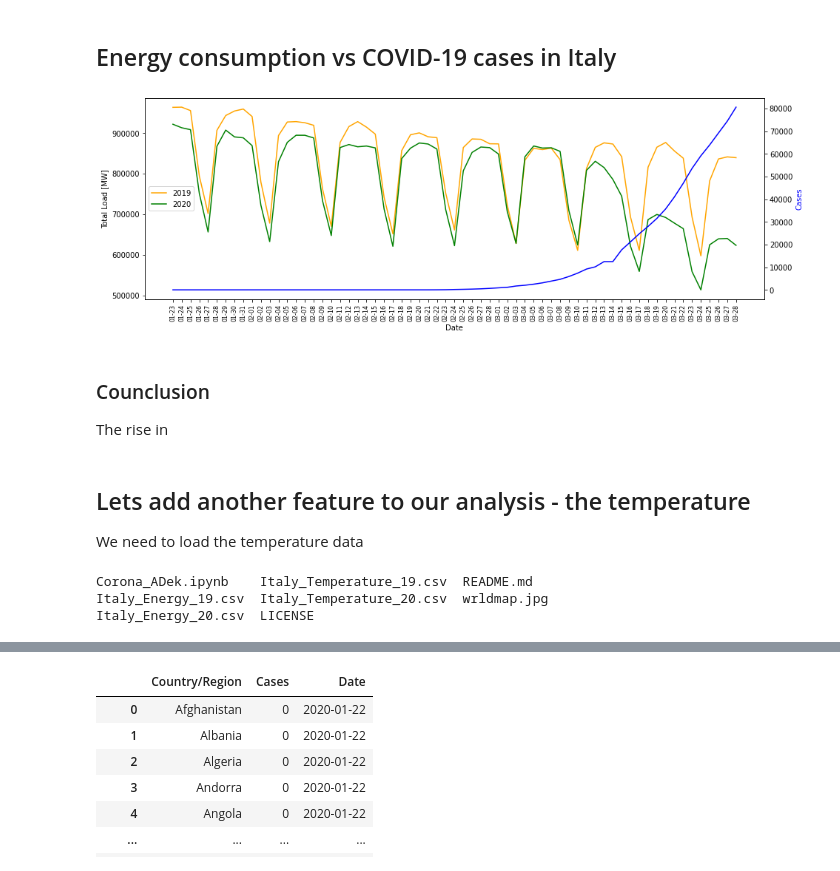
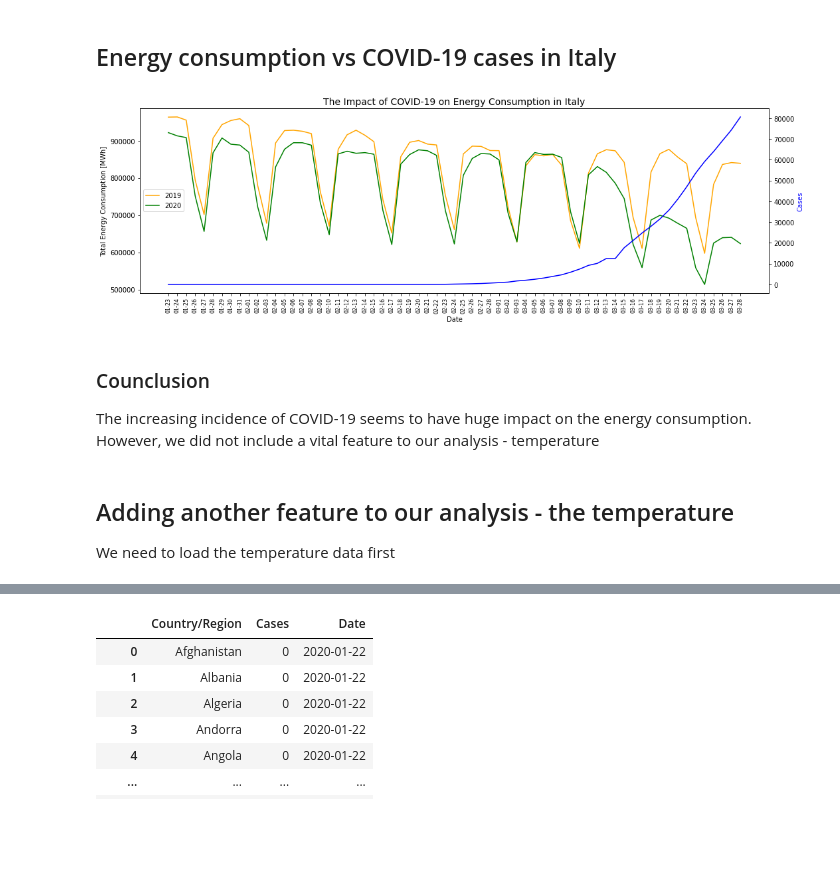
Before and after one commit to JakubTomaszewski/COVID-19, a Jupyter notebook: Corona_ADek.ipynb, the cells around one changed output, grey strips where cells are left out. Drawn from its saved outputs; the diff is of its cells as text; code cells hidden in the pictures; blank space fills up the shorter version.

```diff
--- a/Corona_ADek.ipynb
+++ b/Corona_ADek.ipynb
@@ -452,32 +452,28 @@ corona.tail(10)
 # %%
 fig, ax1 = plt.subplots(figsize=(15, 5))
 
 ax2 = ax1.twinx()
 
 ax1.plot(idx_2, corona['2019'], color='orange', label='2019')
 ax1.plot(idx_2, corona['2020'], color='g', label='2020')
 ax2.plot(idx_2, corona['Cases'], 'b-')
 
 ax1.legend(loc='center left')
 
 ax1.set_xlabel('Date')
-ax1.set_ylabel('Total Load [MW]')
+ax1.set_ylabel('Total Energy Consumption [MWh]')
+ax1.set_title('The Impact of COVID-19 on Energy Consumption in Italy', size=14)
 ax2.set_ylabel('Cases', color='b')
 ax1.set_xticklabels(idx_2, rotation='vertical', size=8)
+plt.tight_layout()
 plt.show()
 # %% [output]
-[figure, old version]
+[figure, new version]
-# %% [markdown]
-### Counclusion
-
-The rise in
+# %% [markdown]
+### Counclusion
+
+The increasing incidence of COVID-19 seems to have huge impact on the energy consumption. However, we did not include a vital feature to our analysis - temperature
 # %% [markdown]
-## Lets add another feature to our analysis - the temperature
+## Adding another feature to our analysis - the temperature
 
-We need to load the temperature data
+We need to load the temperature data first
-# %%
-ls
-# %% [output]
-Corona_ADek.ipynb    Italy_Temperature_19.csv  README.md
-Italy_Energy_19.csv  Italy_Temperature_20.csv  wrldmap.jpg
-Italy_Energy_20.csv  LICENSE
```
Also changed, not shown: parts of 4 cells of this notebook.
